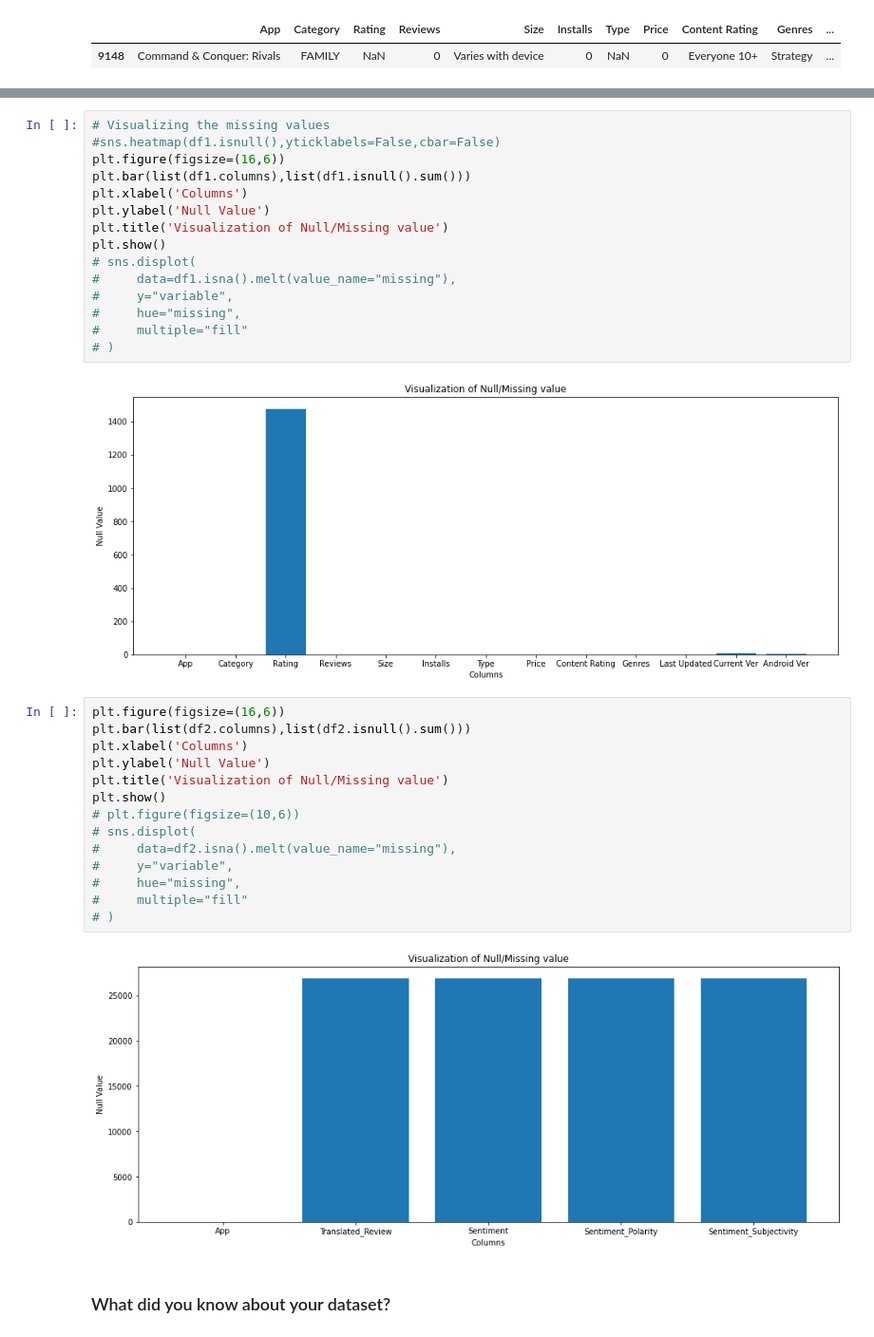
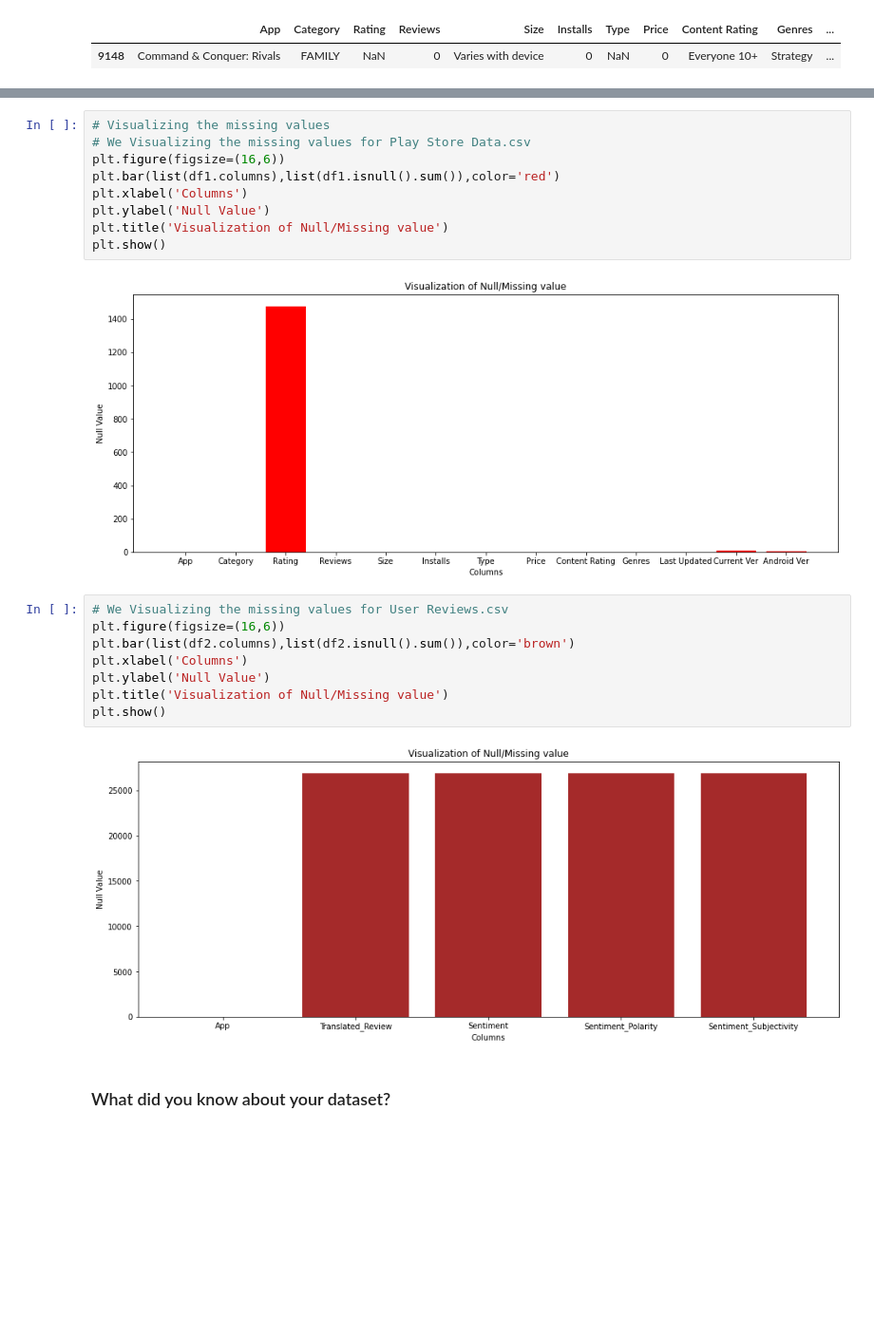
Before and after one commit to MayankDataScience/EDA_1_Data_Science, a Jupyter notebook: Play_store_app_review_analysis.ipynb, the cells around one changed output, grey strips where cells are left out. Shown at 95% size. Cells and saved outputs as stored; diff of their text form; blank space fills up the shorter version.

```diff
--- a/Play_store_app_review_analysis.ipynb
+++ b/Play_store_app_review_analysis.ipynb
@@ -229,36 +284,24 @@ df1[df1['Content Rating'].isna()]
 | 10472 | Life Made WI-Fi Touchscreen Photo... | 1.9 | 19.0 | 3.0M | 1,000+ | Free | 0 | Everyone | NaN | February 11, 2018 | ... |
 # %%
 # Visualizing the missing values
-#sns.heatmap(df1.isnull(),yticklabels=False,cbar=False)
+# We Visualizing the missing values for Play Store Data.csv
 plt.figure(figsize=(16,6))
-plt.bar(list(df1.columns),list(df1.isnull().sum()))
+plt.bar(list(df1.columns),list(df1.isnull().sum()),color='red')
 plt.xlabel('Columns')
 plt.ylabel('Null Value')
 plt.title('Visualization of Null/Missing value')
 plt.show()
-# sns.displot(
-#     data=df1.isna().melt(value_name="missing"),
-#     y="variable",
-#     hue="missing",
-#     multiple="fill"
-# )
 # %% [output]
-[figure, old version]
+[figure, new version]
 # %%
+# We Visualizing the missing values for User Reviews.csv
 plt.figure(figsize=(16,6))
-plt.bar(list(df2.columns),list(df2.isnull().sum()))
+plt.bar(list(df2.columns),list(df2.isnull().sum()),color='brown')
 plt.xlabel('Columns')
 plt.ylabel('Null Value')
 plt.title('Visualization of Null/Missing value')
 plt.show()
-# plt.figure(figsize=(10,6))
-# sns.displot(
-#     data=df2.isna().melt(value_name="missing"),
-#     y="variable",
-#     hue="missing",
-#     multiple="fill"
-# )
 # %% [output]
-[figure, old version]
+[figure, new version]
 # %% [markdown]
 ### What did you know about your dataset?
```
Also changed, not shown: parts of 177 cells of this notebook.
